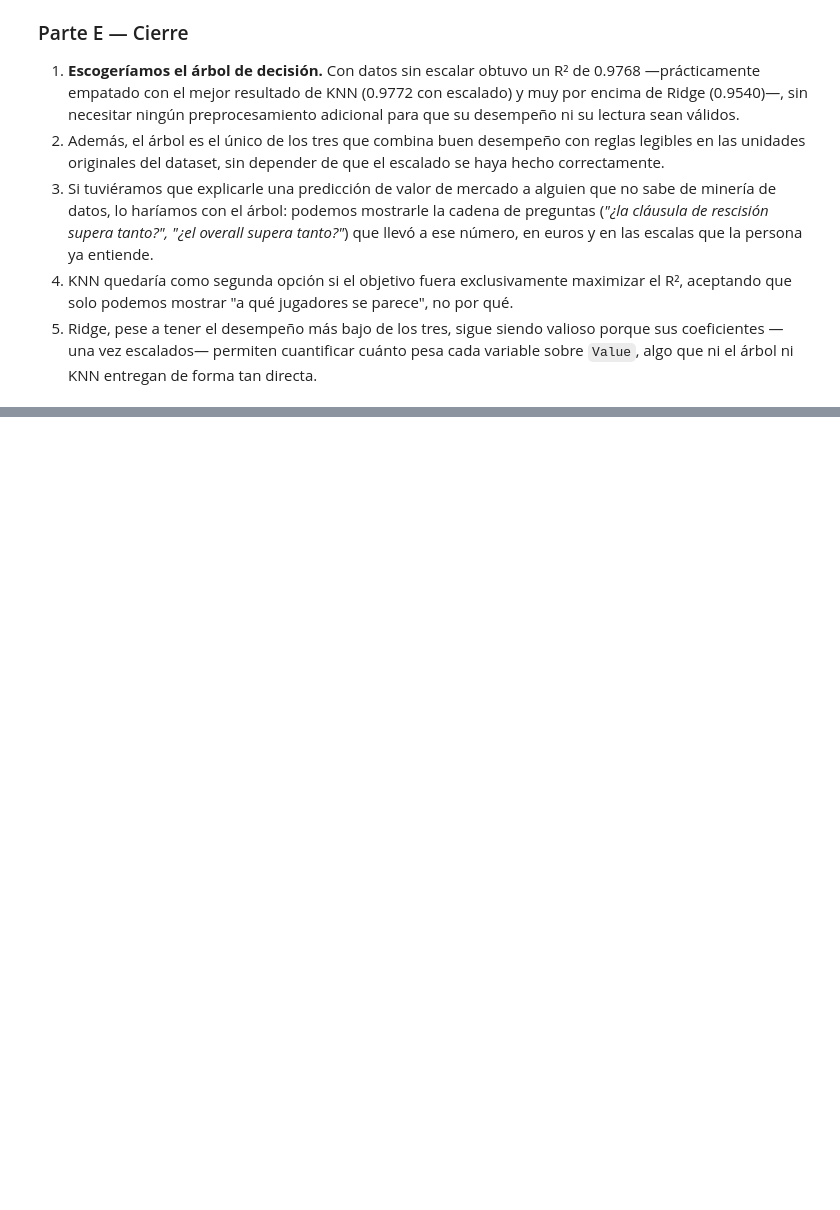
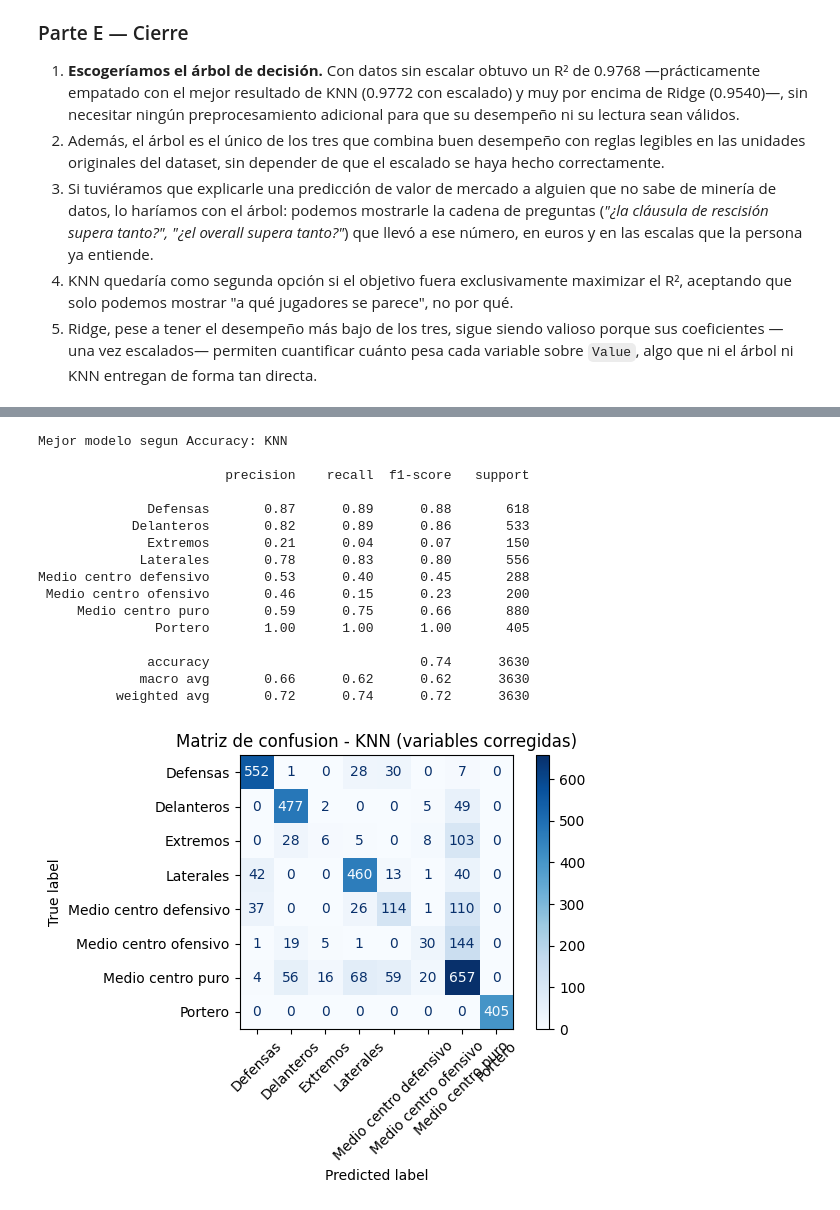
Before and after one commit to Racsok/mineria, a Jupyter notebook: analisis_datasets/analisis_dataset_FIFA.ipynb, the cells around one changed output, grey strips where cells are left out. Saved outputs shown, nothing was run; the diff lists cells and outputs as text; code cells hidden in the pictures; blank space fills up the shorter version.

Commit message:
correccion completa, mejora de modelos, comentarios y análisis

```diff
--- a/analisis_datasets/analisis_dataset_FIFA.ipynb
+++ b/analisis_datasets/analisis_dataset_FIFA.ipynb
@@ -3792,0 +2210,21 @@ print(
+# %%
+# F.2 — Construcción del dataset de clasificación y partición estratificada
+datos_clasificacion = df[
+    columnas_modelo_posicion + ['Position_Group']
+].dropna(subset=['Position_Group']).copy()
+
+X_clasificacion = datos_clasificacion[columnas_modelo_posicion]
+y_clasificacion = datos_clasificacion['Position_Group']
+
+X_train, X_test, y_train, y_test = train_test_split(
+    X_clasificacion,
+    y_clasificacion,
+    test_size=0.20,
+    random_state=2026,
+    stratify=y_clasificacion
+)
+
+print("Tamano de entrenamiento:", X_train.shape)
+print("Tamano de prueba:", X_test.shape)
+print("\nDistribucion de clases en entrenamiento:")
+print(y_train.value_counts(normalize=True).round(3))
@@ -3792,0 +2384,37 @@ print(
+# %%
+# F.4 — Reporte detallado y matriz de confusión del mejor modelo base
+mejor_nombre_posicion = tabla_resultados_posicion.iloc[0]["Modelo"]
+mejor_pipeline_posicion = pipelines_posicion[mejor_nombre_posicion]
+mejor_prediccion_posicion = predicciones_posicion[mejor_nombre_posicion]
+
+print(f"Mejor modelo segun Accuracy: {mejor_nombre_posicion}\n")
+print(classification_report(y_test, mejor_prediccion_posicion, zero_division=0))
+
+ConfusionMatrixDisplay.from_predictions(
+    y_test,
+    mejor_prediccion_posicion,
+    xticks_rotation=45,
+    cmap="Blues",
+    values_format="d"
+)
+plt.title(f"Matriz de confusion - {mejor_nombre_posicion} (variables corregidas)")
+plt.tight_layout()
+plt.show()
+# %% [output]
+Mejor modelo segun Accuracy: KNN
+
+                        precision    recall  f1-score   support
+
+              Defensas       0.87      0.89      0.88       618
+            Delanteros       0.82      0.89      0.86       533
+              Extremos       0.21      0.04      0.07       150
+             Laterales       0.78      0.83      0.80       556
+Medio centro defensivo       0.53      0.40      0.45       288
+ Medio centro ofensivo       0.46      0.15      0.23       200
+     Medio centro puro       0.59      0.75      0.66       880
+               Portero       1.00      1.00      1.00       405
+
+              accuracy                           0.74      3630
+             macro avg       0.66      0.62      0.62      3630
+          weighted avg       0.72      0.74      0.72      3630
+[figure, added]
```
Also changed, not shown: parts of 65 cells of this notebook.
